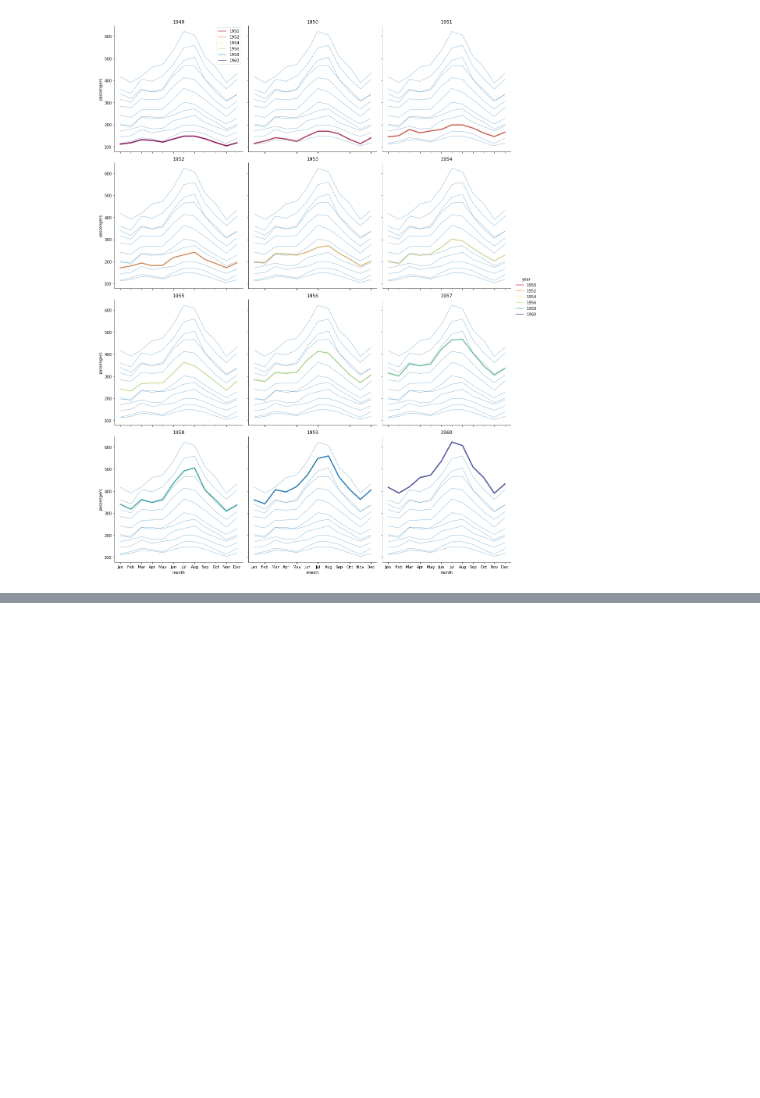
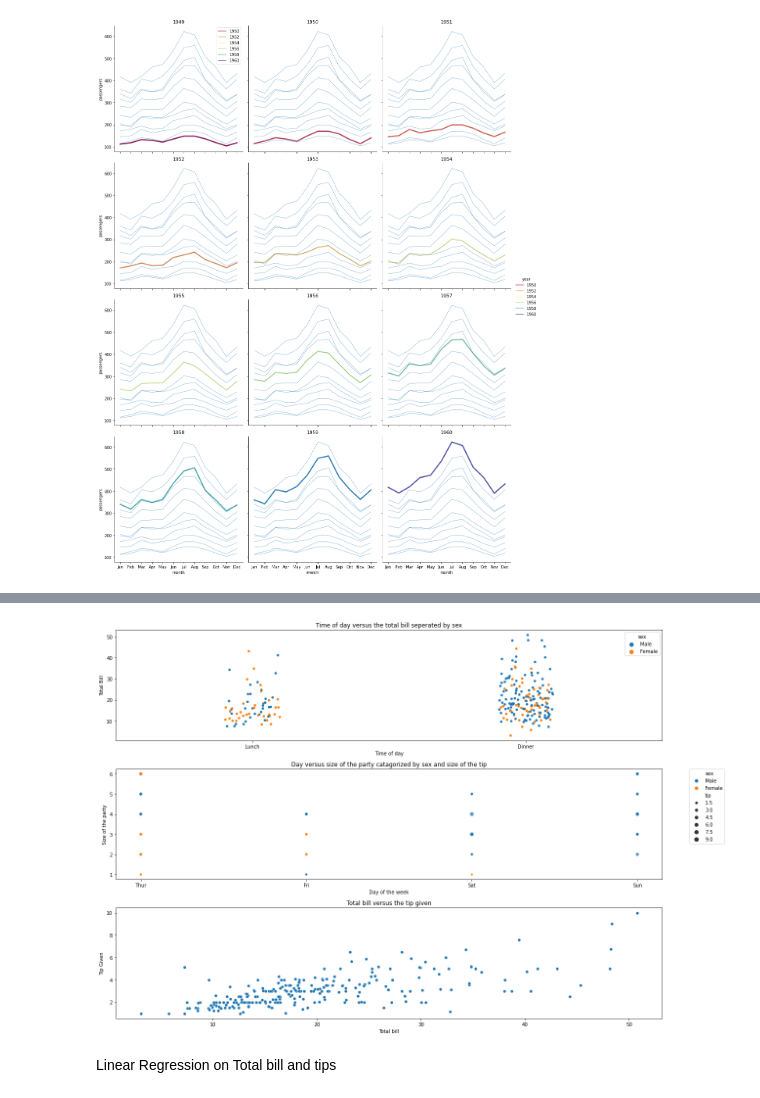
Before and after one commit to JordaanI/Matplotlib, a Jupyter notebook: Main.ipynb, the cells around one changed output, grey strips where cells are left out. Saved outputs shown, nothing was run; the diff lists cells and outputs as text; code cells hidden in the pictures; blank space fills up the shorter version.

```diff
--- a/Main.ipynb
+++ b/Main.ipynb
@@ -187,0 +189,3 @@ for year, ax in plots.axes_dict.items():
+# %%
+df_tips = pd.DataFrame(sns.load_dataset('tips'))
+df_tips.sample(5)
@@ -187,0 +199,15 @@ for year, ax in plots.axes_dict.items():
+# %%
+fig, ax = plt.subplots(3, figsize=(18,12))
+sns.stripplot(data=df_tips, x='time', y='total_bill', hue='sex', ax = ax[0])
+ax[0].set(title='Time of day versus the total bill seperated by sex', xlabel='Time of day', ylabel='Total Bill')
+sns.scatterplot(data=df_tips, x = 'day', y='size', hue='sex', size = 'tip', ax=ax[1], legend = 'brief')
+ax[1].set(title='Day versus size of the party catagorized by sex and size of the tip', xlabel = 'Day of the week', ylabel='Size of the party')
+ax[1].legend(bbox_to_anchor=(1.05, 1), loc=2,borderaxespad=0.)
+sns.scatterplot(data=df_tips, x='total_bill', y='tip', ax=ax[2])
+ax[2].set(title='Total bill versus the tip given', xlabel = 'Total bill', ylabel='Tip Given')
+plt.tight_layout()
+plt.show()
+# %% [output]
+[figure, added]
+# %% [markdown]
+Linear Regression on Total bill and tips
```
Also changed, not shown: parts of 6 cells of this notebook.
